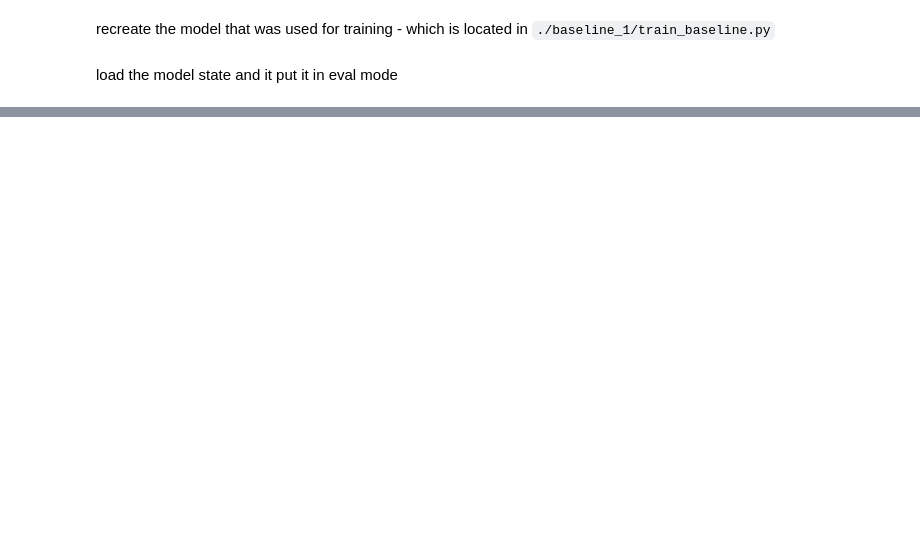
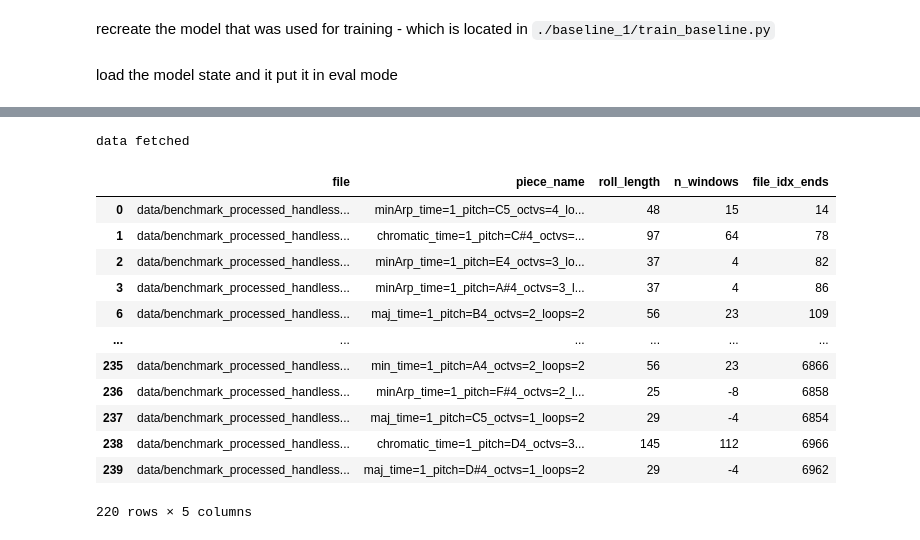
Before and after one commit to Dunni3/music-rnn, a Jupyter notebook: model_eval.ipynb, the cells around one changed output, grey strips where cells are left out. Drawn from its saved outputs; the diff is of its cells as text; code cells hidden in the pictures; blank space fills up the shorter version.

```diff
--- a/model_eval.ipynb
+++ b/model_eval.ipynb
@@ -38,0 +129,48 @@ ChordLSTM(
+# %%
+config_file_path = './benchmark/third_run/config.json'
+with open(config_file_path, 'r') as f:
+    config = json.load(f)
+
+_datadir = './data/benchmark_processed_handless'
+_datadir = Path(_datadir)
+df_meta = get_preprocessed_files(_datadir)
+print('data fetched', flush=True)
+
+g4_mask = df_meta['piece_name'].str.contains('G4')
+df_train = df_meta[~g4_mask]
+df_test = df_meta[g4_mask]
+
+seq_length = config['SEQUENCE_LENGTH']
+learning_rate = config['LEARN_RATE']
+batch_size = config['BATCH_SIZE']
+num_workers = 0
+num_epochs = config['NUM_EPOCHS']
+out_interval = config['OUT_INTERVAL']
+hidden_size = config['HIDDEN_SIZE']
+
+
+dset_train = PreprocessedPianoRoll(df_meta=df_train,
+                    seq_length=seq_length,
+                    max_windows=None)
+
+dset_test = PreprocessedPianoRoll(df_meta=df_test,
+                    seq_length=seq_length,
+                    max_windows=20)
+# %% [output]
+data fetched
+# %%
+dset_train.df_meta
+# %% [output]
+|  | file | piece_name | roll_length | n_windows | file_idx_ends |
+| 0 | data/benchmark_processed_handless... | minArp_time=1_pitch=C5_octvs=4_lo... | 48 | 15 | 14 |
+| 1 | data/benchmark_processed_handless... | chromatic_time=1_pitch=C#4_octvs=... | 97 | 64 | 78 |
+| 2 | data/benchmark_processed_handless... | minArp_time=1_pitch=E4_octvs=3_lo... | 37 | 4 | 82 |
+| 3 | data/benchmark_processed_handless... | minArp_time=1_pitch=A#4_octvs=3_l... | 37 | 4 | 86 |
+| 6 | data/benchmark_processed_handless... | maj_time=1_pitch=B4_octvs=2_loops=2 | 56 | 23 | 109 |
+| ... | ... | ... | ... | ... | ... |
+| 235 | data/benchmark_processed_handless... | min_time=1_pitch=A4_octvs=2_loops=2 | 56 | 23 | 6866 |
+| 236 | data/benchmark_processed_handless... | minArp_time=1_pitch=F#4_octvs=2_l... | 25 | -8 | 6858 |
+| 237 | data/benchmark_processed_handless... | maj_time=1_pitch=C5_octvs=1_loops=2 | 29 | -4 | 6854 |
+| 238 | data/benchmark_processed_handless... | chromatic_time=1_pitch=D4_octvs=3... | 145 | 112 | 6966 |
+| 239 | data/benchmark_processed_handless... | maj_time=1_pitch=D#4_octvs=1_loops=2 | 29 | -4 | 6962 |
+220 rows × 5 columns
```
Also changed, not shown: parts of 13 cells of this notebook, 2 other files.
